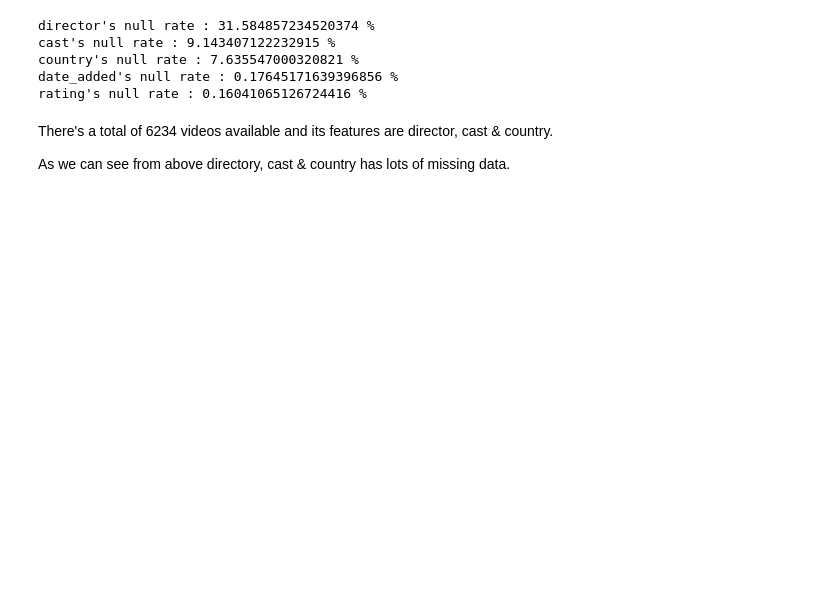
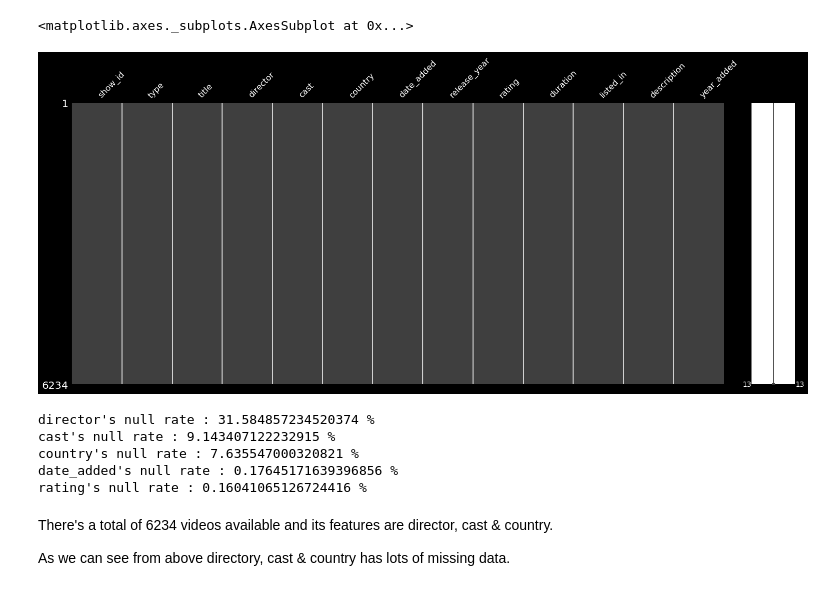
Before and after one commit to salmanmarizki/netflix_shows, a Jupyter notebook: EDA.ipynb, the cells around one changed output. Saved outputs shown, nothing was run; the diff lists cells and outputs as text; code cells hidden in the pictures; blank space fills up the shorter version.

```diff
--- a/EDA.ipynb
+++ b/EDA.ipynb
@@ -21 +39,6 @@ movies.shape
+# %%
+msno.matrix(df)
+# %% [output]
+<matplotlib.axes._subplots.AxesSubplot at 0x...>
+[figure, added]
 # %%
```
Also changed, not shown: parts of 8 cells of this notebook.
